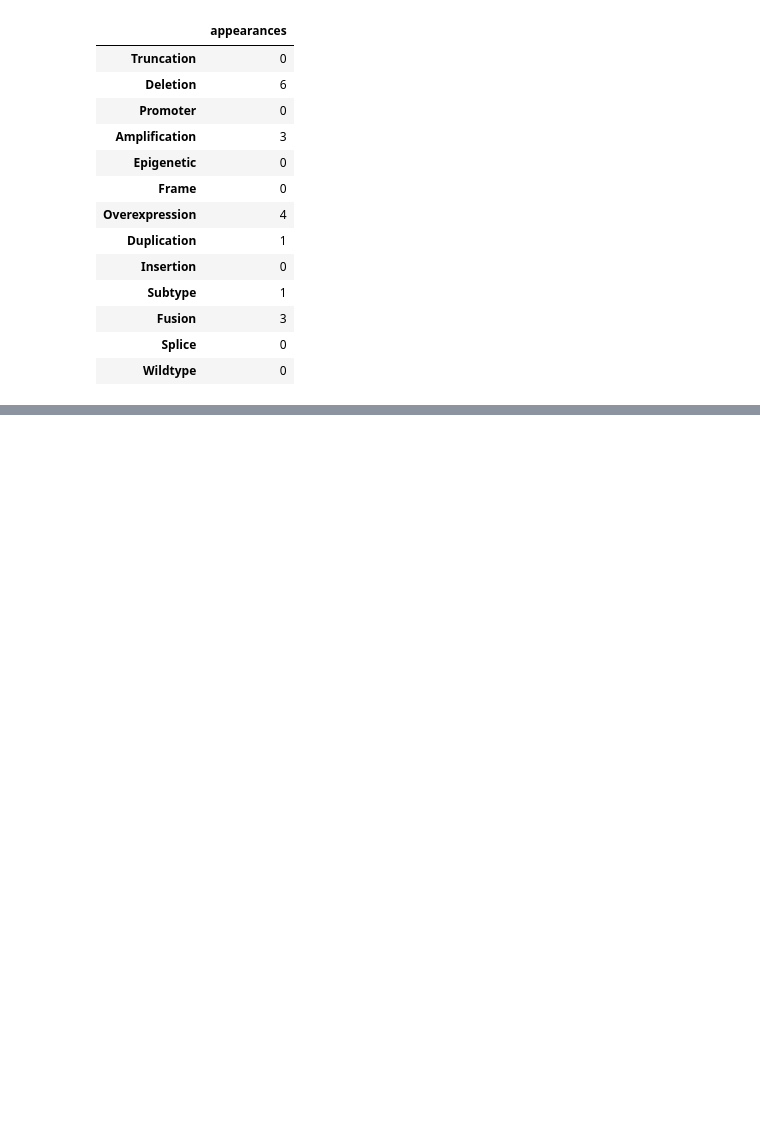
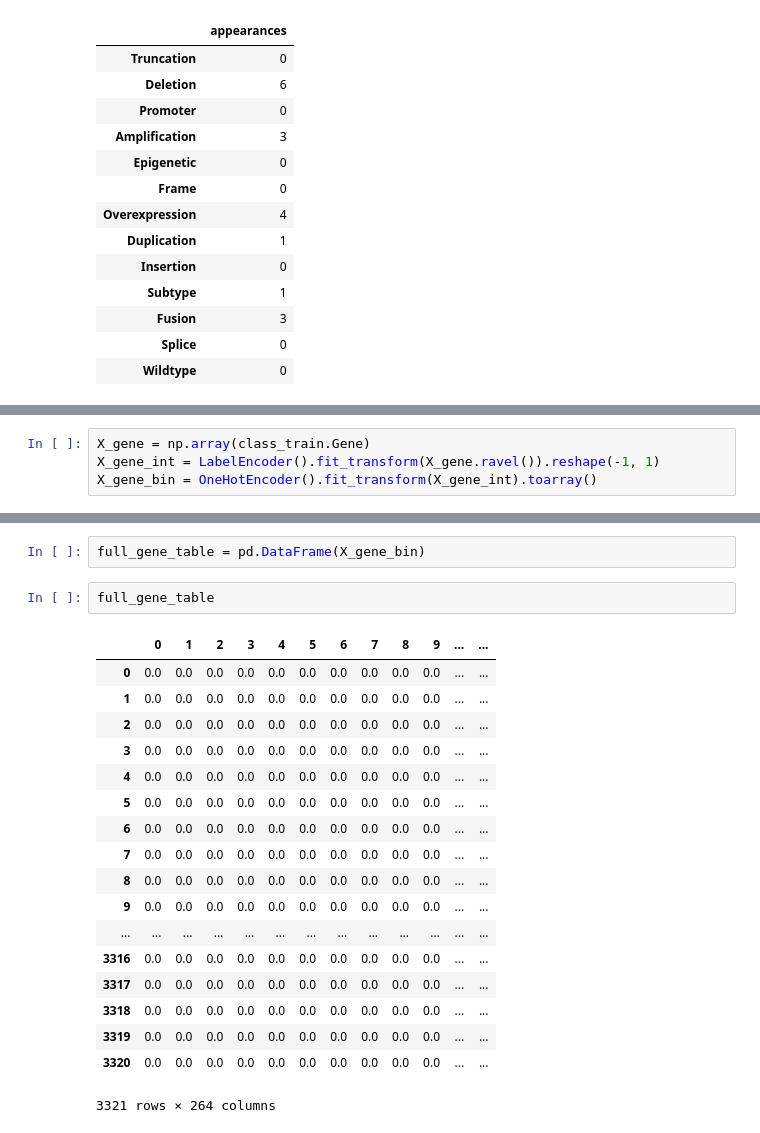
Before and after one commit to TangoJP/mskcc_kaggle, a Jupyter notebook: analysis1_1_initial_text_analysis.ipynb, the cells around one changed output, grey strips where cells are left out. Saved outputs shown, nothing was run; the diff lists cells and outputs as text; blank space fills up the shorter version.

```diff
--- a/analysis1_1_initial_text_analysis.ipynb
+++ b/analysis1_1_initial_text_analysis.ipynb
@@ -146,0 +535,4 @@ mutation_table
+# %%
+X_gene = np.array(class_train.Gene)
+X_gene_int = LabelEncoder().fit_transform(X_gene.ravel()).reshape(-1, 1)
+X_gene_bin = OneHotEncoder().fit_transform(X_gene_int).toarray()
@@ -146,0 +549,23 @@ mutation_table
+# %%
+full_gene_table = pd.DataFrame(X_gene_bin)
+# %%
+full_gene_table
+# %% [output]
+|  | 0 | 1 | 2 | 3 | 4 | 5 | 6 | 7 | 8 | 9 | ... | ... |
+| 0 | 0.0 | 0.0 | 0.0 | 0.0 | 0.0 | 0.0 | 0.0 | 0.0 | 0.0 | 0.0 | ... | ... |
+| 1 | 0.0 | 0.0 | 0.0 | 0.0 | 0.0 | 0.0 | 0.0 | 0.0 | 0.0 | 0.0 | ... | ... |
+| 2 | 0.0 | 0.0 | 0.0 | 0.0 | 0.0 | 0.0 | 0.0 | 0.0 | 0.0 | 0.0 | ... | ... |
+| 3 | 0.0 | 0.0 | 0.0 | 0.0 | 0.0 | 0.0 | 0.0 | 0.0 | 0.0 | 0.0 | ... | ... |
+| 4 | 0.0 | 0.0 | 0.0 | 0.0 | 0.0 | 0.0 | 0.0 | 0.0 | 0.0 | 0.0 | ... | ... |
+| 5 | 0.0 | 0.0 | 0.0 | 0.0 | 0.0 | 0.0 | 0.0 | 0.0 | 0.0 | 0.0 | ... | ... |
+| 6 | 0.0 | 0.0 | 0.0 | 0.0 | 0.0 | 0.0 | 0.0 | 0.0 | 0.0 | 0.0 | ... | ... |
+| 7 | 0.0 | 0.0 | 0.0 | 0.0 | 0.0 | 0.0 | 0.0 | 0.0 | 0.0 | 0.0 | ... | ... |
+| 8 | 0.0 | 0.0 | 0.0 | 0.0 | 0.0 | 0.0 | 0.0 | 0.0 | 0.0 | 0.0 | ... | ... |
+| 9 | 0.0 | 0.0 | 0.0 | 0.0 | 0.0 | 0.0 | 0.0 | 0.0 | 0.0 | 0.0 | ... | ... |
+| ... | ... | ... | ... | ... | ... | ... | ... | ... | ... | ... | ... | ... |
+| 3316 | 0.0 | 0.0 | 0.0 | 0.0 | 0.0 | 0.0 | 0.0 | 0.0 | 0.0 | 0.0 | ... | ... |
+| 3317 | 0.0 | 0.0 | 0.0 | 0.0 | 0.0 | 0.0 | 0.0 | 0.0 | 0.0 | 0.0 | ... | ... |
+| 3318 | 0.0 | 0.0 | 0.0 | 0.0 | 0.0 | 0.0 | 0.0 | 0.0 | 0.0 | 0.0 | ... | ... |
+| 3319 | 0.0 | 0.0 | 0.0 | 0.0 | 0.0 | 0.0 | 0.0 | 0.0 | 0.0 | 0.0 | ... | ... |
+| 3320 | 0.0 | 0.0 | 0.0 | 0.0 | 0.0 | 0.0 | 0.0 | 0.0 | 0.0 | 0.0 | ... | ... |
+3321 rows × 264 columns
```
Also changed, not shown: parts of 82 cells of this notebook, 1 other file.
